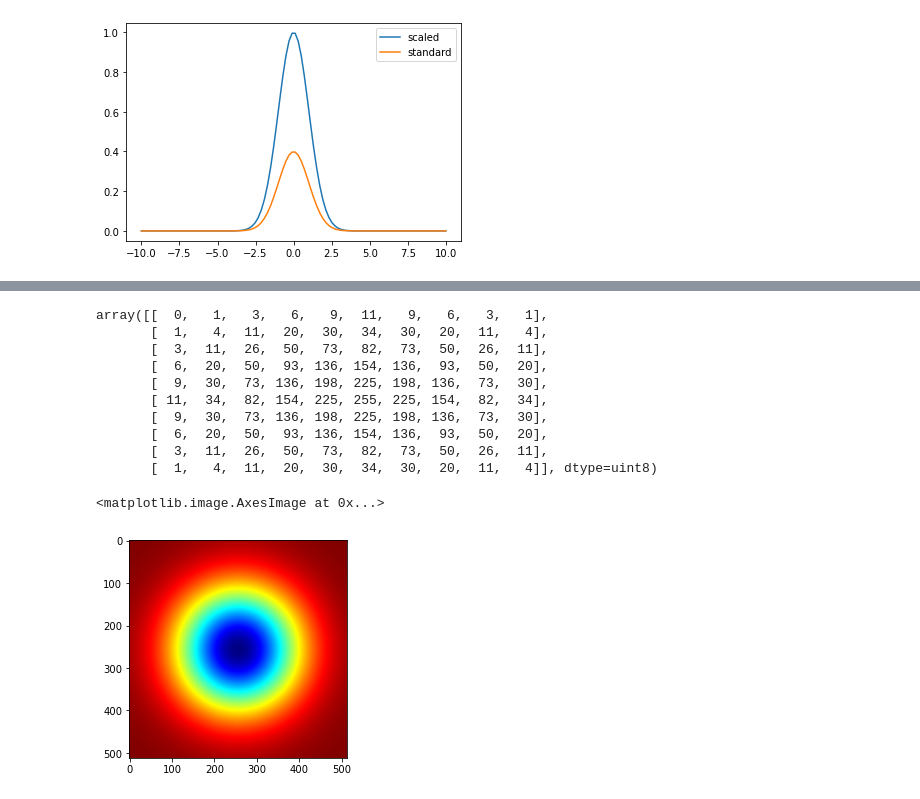
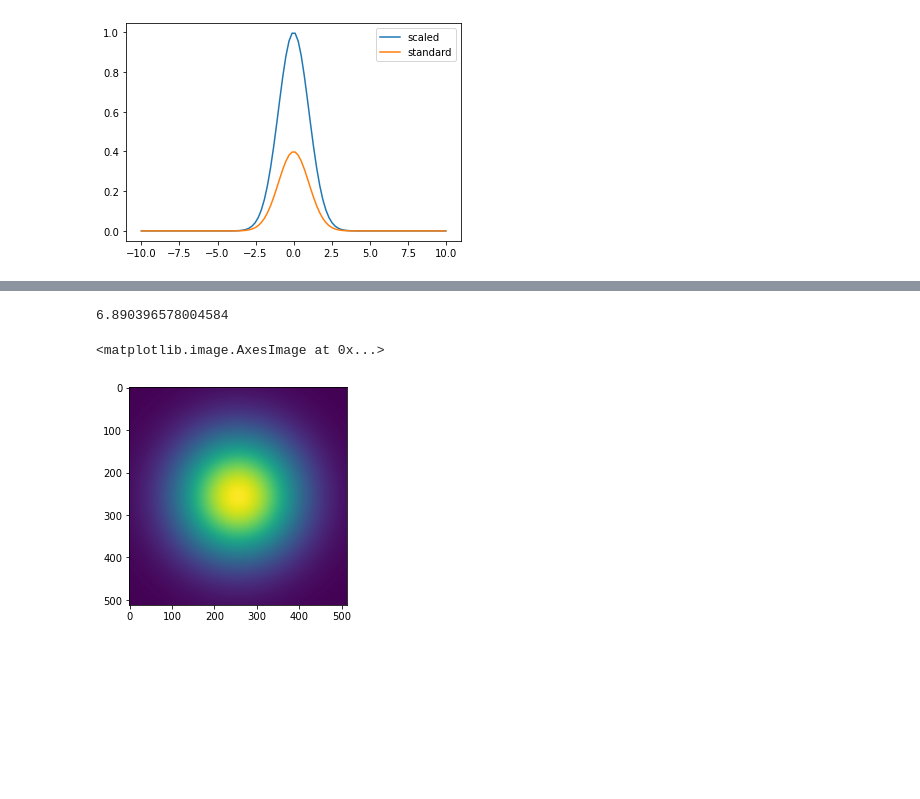
Before and after one commit to Peperoni-quatro-pizza/craft_seongtaek, a Jupyter notebook: Gaussian.ipynb, the cells around one changed output, grey strips where cells are left out. Drawn from its saved outputs; the diff is of its cells as text; code cells hidden in the pictures; blank space fills up the shorter version.

```diff
--- a/Gaussian.ipynb
+++ b/Gaussian.ipynb
@@ -51,29 +74,40 @@ print(isotropic_Gray_Image)
 # %%
-imgSize = 10
+import cv2
+import numpy as np
+from math import exp
+
+# Probability as a function of distance from the center derived
+# from a gaussian distribution with mean = 0 and stdv = 1
+scaledGaussian = lambda x : exp(-(1/2)*(x**2))
+
+
+imgSize = 512
 isotropicGrayscaleImage = np.zeros((imgSize,imgSize),np.uint8)
+
+s = timeit.default_timer()
 
 for i in range(imgSize):
   for j in range(imgSize):
 
     # find euclidian distance from center of image (imgSize/2,imgSize/2)
     # and scale it to range of 0 to 2.5 as scaled Gaussian
     # returns highest probability for x=0 and approximately
     # zero probability for x > 2.5
 
     distanceFromCenter = np.linalg.norm(np.array([i-imgSize/2,j-imgSize/2]))
     distanceFromCenter = 2.5*distanceFromCenter/(imgSize/2)
     scaledGaussianProb = scaledGaussian(distanceFromCenter)
     isotropicGrayscaleImage[i,j] = np.clip(scaledGaussianProb*255,0,255)
 
-isotropicGrayscaleImage
+t = timeit.default_timer()
+
+
+# Convert Grayscale to HeatMap Using Opencv
+#isotropicGaussianHeatmapImage = cv2.applyColorMap(isotropicGrayscaleImage,cv2.COLORMAP_JET)
+
+print(t-s)
+plt.imshow(isotropicGrayscaleImage)
 # %% [output]
-array([[  0,   1,   3,   6,   9,  11,   9,   6,   3,   1],
-       [  1,   4,  11,  20,  30,  34,  30,  20,  11,   4],
-       [  3,  11,  26,  50,  73,  82,  73,  50,  26,  11],
-       [  6,  20,  50,  93, 136, 154, 136,  93,  50,  20],
-       [  9,  30,  73, 136, 198, 225, 198, 136,  73,  30],
-       [ 11,  34,  82, 154, 225, 255, 225, 154,  82,  34],
-       [  9,  30,  73, 136, 198, 225, 198, 136,  73,  30],
-       [  6,  20,  50,  93, 136, 154, 136,  93,  50,  20],
-       [  3,  11,  26,  50,  73,  82,  73,  50,  26,  11],
-       [  1,   4,  11,  20,  30,  34,  30,  20,  11,   4]], dtype=uint8)
+6.890396578004584
+<matplotlib.image.AxesImage at 0x...>
+[figure, added]
@@ -109,5 +113,0 @@ isotropicGaussianHeatmapImage = cv2.applyColorMap(isotropicGrayscaleImage,
-# %%
-plt.imshow(isotropicGaussianHeatmapImage )
-# %% [output]
-<matplotlib.image.AxesImage at 0x...>
-[figure, removed]
```
Also changed, not shown: parts of 3 cells of this notebook.
